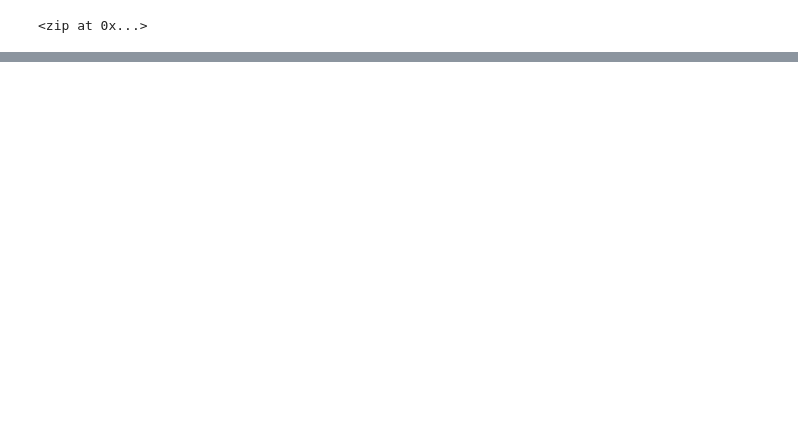
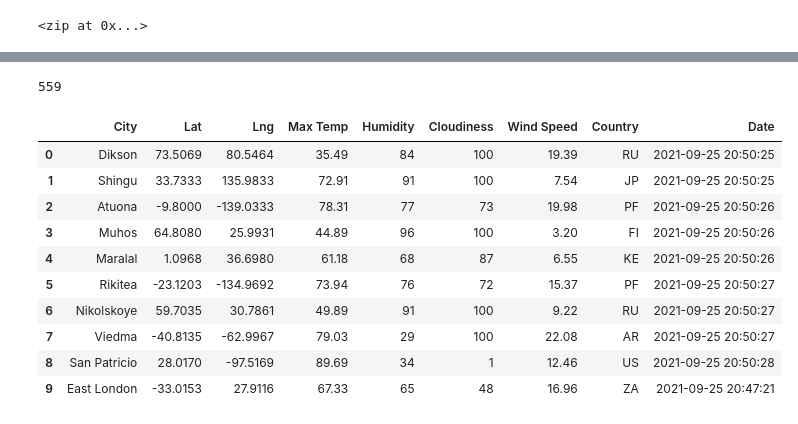
Before and after one commit to rbriggs13/World_Weather_Analysis, a Jupyter notebook: WeatherPy.ipynb, the cells around one changed output, grey strips where cells are left out. Cells and saved outputs as stored; diff of their text form; code cells hidden in the pictures; blank space fills up the shorter version.

```diff
--- a/WeatherPy.ipynb
+++ b/WeatherPy.ipynb
@@ -34,0 +118,20 @@ print(cities)
+# %%
+print(len(city_data))
+# %% [output]
+559
+# %%
+#convert the array of dictionaries to a pandas data frame
+city_data_df = pd.DataFrame(city_data)
+city_data_df.head(10)
+# %% [output]
+|  | City | Lat | Lng | Max Temp | Humidity | Cloudiness | Wind Speed | Country | Date |
+| 0 | Dikson | 73.5069 | 80.5464 | 35.49 | 84 | 100 | 19.39 | RU | 2021-09-25 20:50:25 |
+| 1 | Shingu | 33.7333 | 135.9833 | 72.91 | 91 | 100 | 7.54 | JP | 2021-09-25 20:50:25 |
+| 2 | Atuona | -9.8000 | -139.0333 | 78.31 | 77 | 73 | 19.98 | PF | 2021-09-25 20:50:26 |
+| 3 | Muhos | 64.8080 | 25.9931 | 44.89 | 96 | 100 | 3.20 | FI | 2021-09-25 20:50:26 |
+| 4 | Maralal | 1.0968 | 36.6980 | 61.18 | 68 | 87 | 6.55 | KE | 2021-09-25 20:50:26 |
+| 5 | Rikitea | -23.1203 | -134.9692 | 73.94 | 76 | 72 | 15.37 | PF | 2021-09-25 20:50:27 |
+| 6 | Nikolskoye | 59.7035 | 30.7861 | 49.89 | 91 | 100 | 9.22 | RU | 2021-09-25 20:50:27 |
+| 7 | Viedma | -40.8135 | -62.9967 | 79.03 | 29 | 100 | 22.08 | AR | 2021-09-25 20:50:27 |
+| 8 | San Patricio | 28.0170 | -97.5169 | 89.69 | 34 | 1 | 12.46 | US | 2021-09-25 20:50:28 |
+| 9 | East London | -33.0153 | 27.9116 | 67.33 | 65 | 48 | 16.96 | ZA | 2021-09-25 20:47:21 |
```
Also changed, not shown: parts of 6 cells of this notebook, 3 other files.
